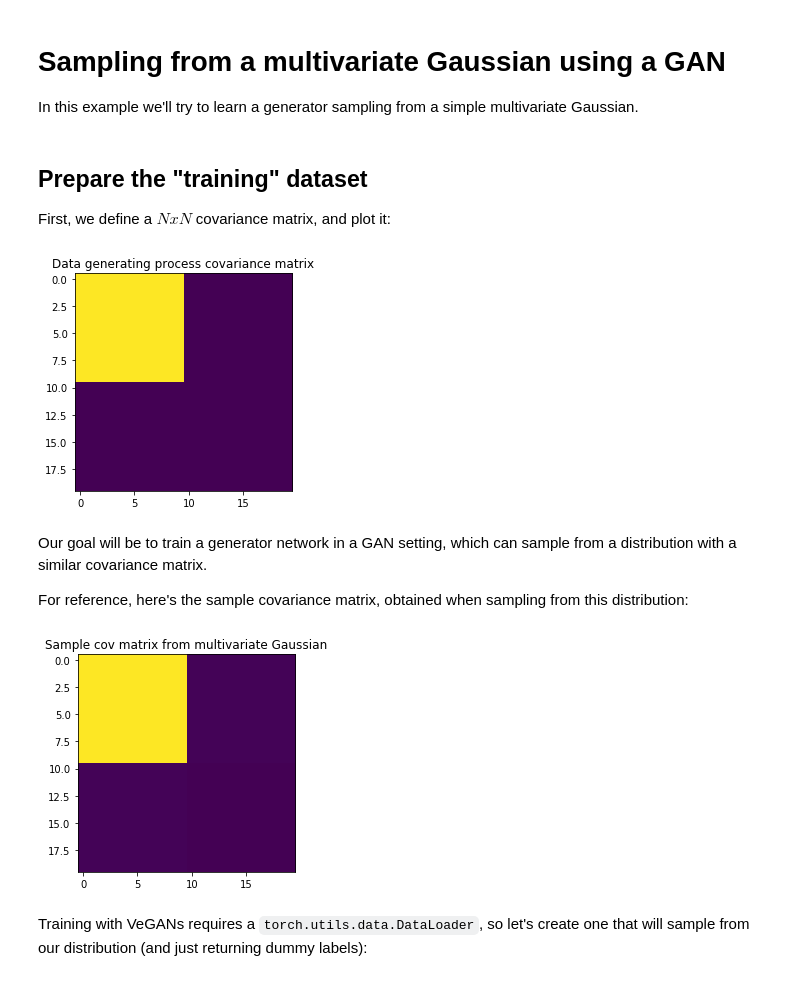
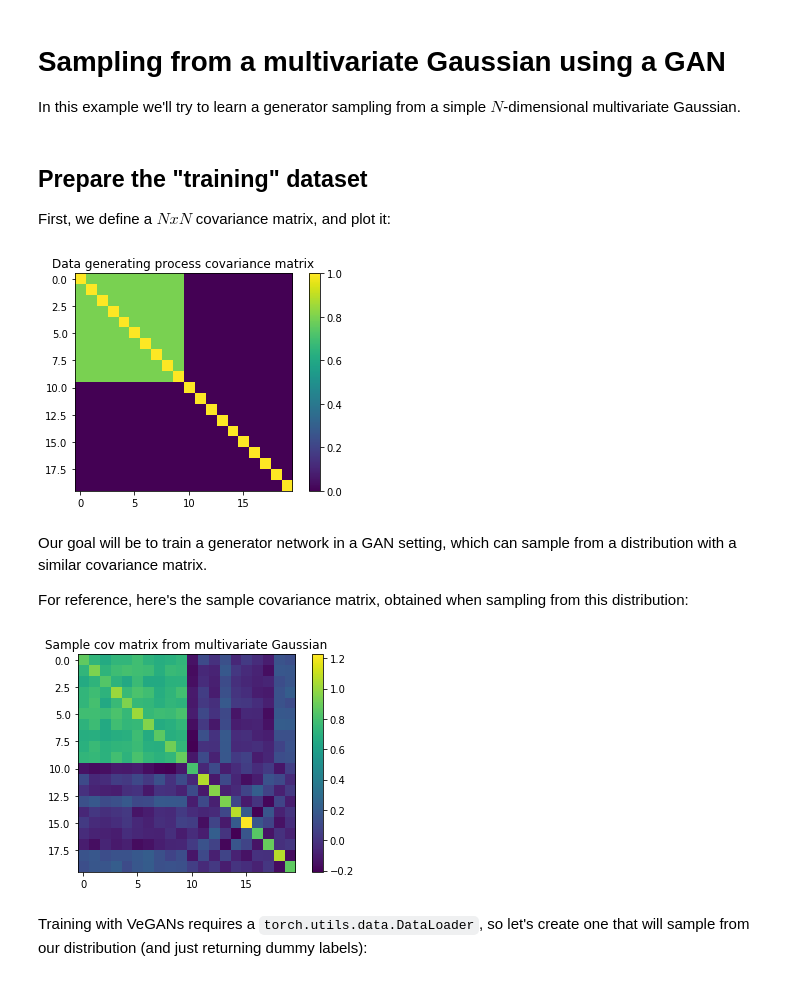
Before and after one commit to unit8co/vegans, a Jupyter notebook: notebooks/multivariate-gaussian-example.ipynb, the cells around one changed output. Drawn from its saved outputs; the diff is of its cells as text; code cells hidden in the pictures.

Commit message:
improved multivariate gaussian example notebook

```diff
--- a/notebooks/multivariate-gaussian-example.ipynb
+++ b/notebooks/multivariate-gaussian-example.ipynb
@@ -1,6 +1,6 @@
 # %% [markdown]
 # Sampling from a multivariate Gaussian using a GAN
-In this example we'll try to learn a generator sampling from a simple multivariate Gaussian.
+In this example we'll try to learn a generator sampling from a simple $N$-dimensional multivariate Gaussian.
 # %%
 import torch
 import torch.nn as nn
@@ -24,27 +24,30 @@ N = 20  # size of sampled vectors
 ## Prepare the "training" dataset
 First, we define a $NxN$ covariance matrix, and plot it:
 # %%
-cov_mat = 0.1 * np.ones((N,N))
+cov_mat = np.zeros((N,N))
 cov_mat[0:10,0:10] = 0.8
+np.fill_diagonal(cov_mat, 1.)
 
 plt.imshow(cov_mat)
-plt.title('Data generating process covariance matrix');
+plt.title('Data generating process covariance matrix')
+plt.colorbar();
 # %% [output]
-[figure, old version]
+[figure, new version]
 # %% [markdown]
 Our goal will be to train a generator network in a GAN setting, which can sample from a distribution with a similar covariance matrix.
 
 For reference, here's the sample covariance matrix, obtained when sampling from this distribution:
 # %%
-samples = np.random.multivariate_normal(mean=np.array([0. for _ in range(N)]), cov=cov_mat, size=50)
+samples = np.random.multivariate_normal(mean=np.array([0. for _ in range(N)]), cov=cov_mat, size=100)
 
 # re-cover matrix
 cov_mat_recovered = np.cov(samples.T)
 
 plt.imshow(cov_mat_recovered)
 plt.title('Sample cov matrix from multivariate Gaussian');
+plt.colorbar();
 # %% [output]
-[figure, old version]
+[figure, new version]
 # %% [markdown]
 Training with VeGANs requires a `torch.utils.data.DataLoader`, so let's create one that will sample from our distribution (and just returning dummy labels):
 # %%
```
Also changed, not shown: parts of 10 cells of this notebook.
